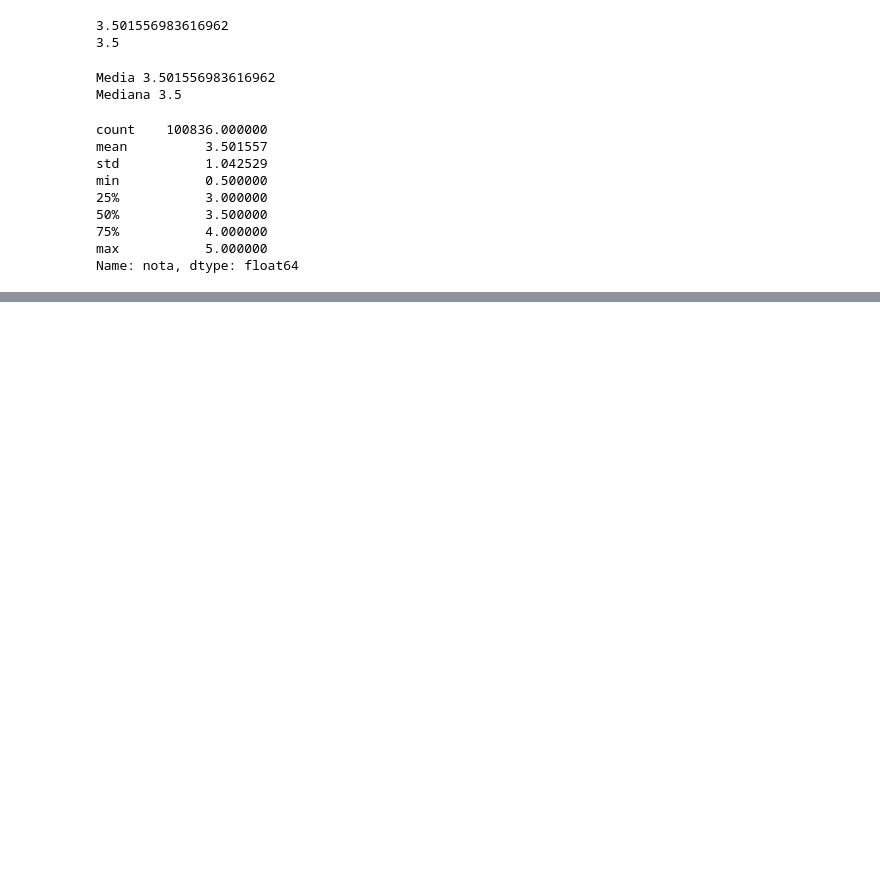
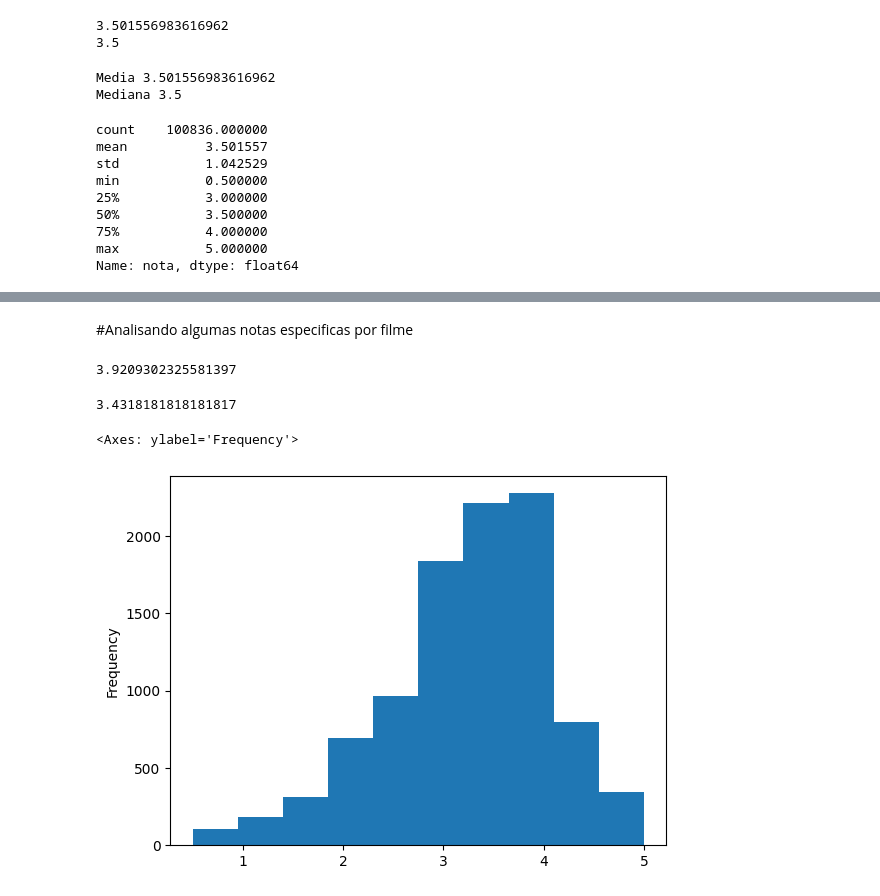
Before and after one commit to mpontespavan/mpontespavan, a Jupyter notebook: introdução_a_data_science.ipynb, the cells around one changed output, grey strips where cells are left out. Saved outputs shown, nothing was run; the diff lists cells and outputs as text; code cells hidden in the pictures; blank space fills up the shorter version.

```diff
--- a/introdução_a_data_science.ipynb
+++ b/introdução_a_data_science.ipynb
@@ -213,0 +263,4 @@ sns.boxplot(notas.nota)
+# %%
+notas = pd.read_csv("ratings.csv")
+notas.columns = ["usuarioId", "filmeId", "nota", "momento"]
+notas.head()
@@ -213,0 +274,17 @@ sns.boxplot(notas.nota)
+# %% [markdown]
+#Analisando algumas notas especificas por filme
+# %%
+notas.query("filmeId==1").nota.mean()
+# %% [output]
+3.9209302325581397
+# %%
+notas.query("filmeId==2").nota.mean()
+# %% [output]
+3.4318181818181817
+# %%
+medias_por_filme =notas.groupby("filmeId").mean().nota
+# %%
+medias_por_filme.plot(kind="hist")
+# %% [output]
+<Axes: ylabel='Frequency'>
+[figure, added]
```
Also changed, not shown: parts of 11 cells of this notebook.
